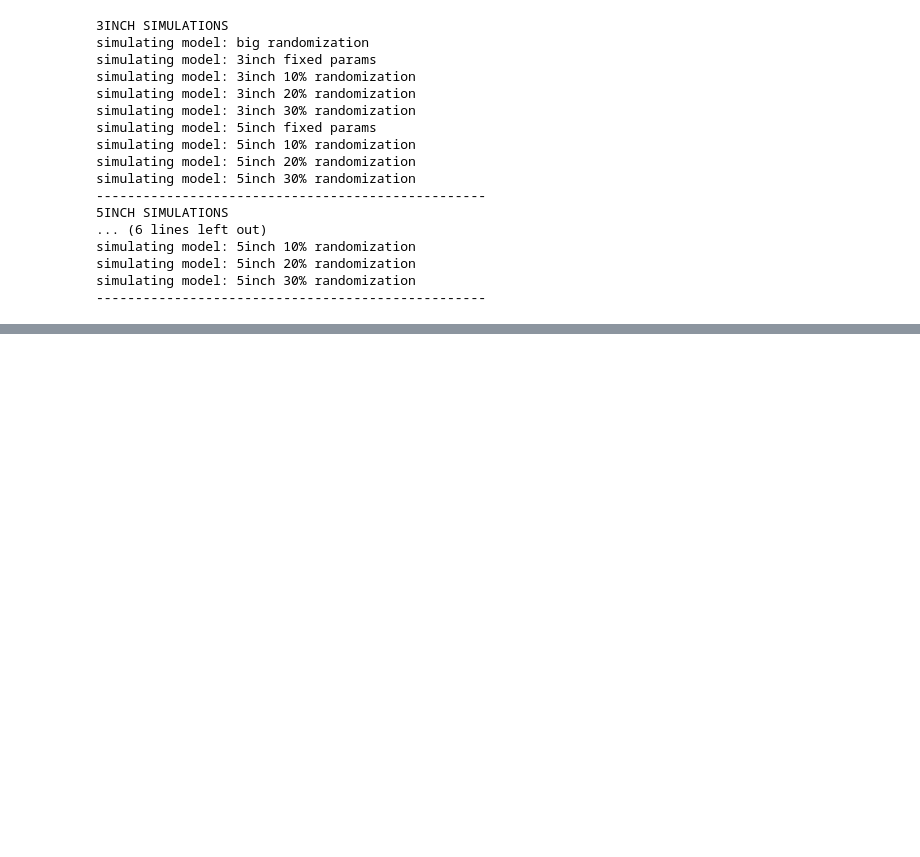
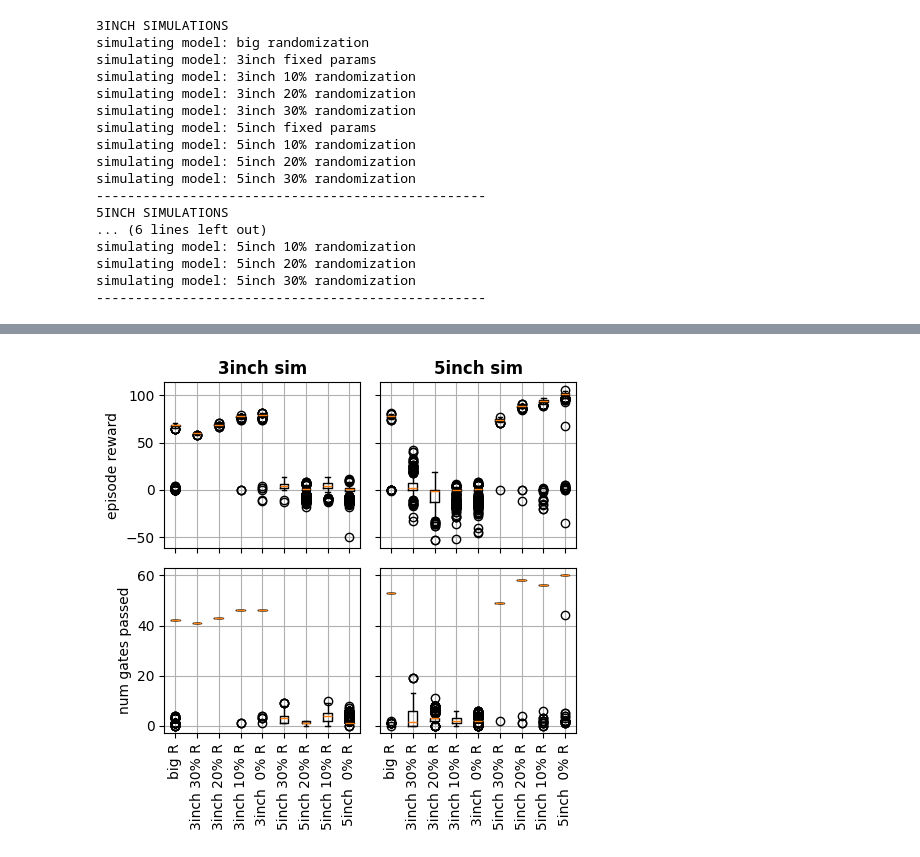
Before and after one commit to tudelft/optimal_quad_control_RL, a Jupyter notebook: Figures_Evaluate_models.ipynb, the cells around one changed output, grey strips where cells are left out. Cells and saved outputs as stored; diff of their text form; code cells hidden in the pictures; blank space fills up the shorter version.

```diff
--- a/Figures_Evaluate_models.ipynb
+++ b/Figures_Evaluate_models.ipynb
@@ -423,0 +508,98 @@ fig.show()
+# %%
+# BOXPLOTS
+# 3inch sim
+data_3inch = [ep_info_bR_on_3inch, ep_info_3inch_30pR_on_3inch, ep_info_3inch_20pR_on_3inch, ep_info_3inch_10pR_on_3inch, ep_info_3inch_00pR_on_3inch, ep_info_5inch_30pR_on_3inch, ep_info_5inch_20pR_on_3inch, ep_info_5inch_10pR_on_3inch, ep_info_5inch_00pR_on_3inch]
+# 5inch sim
+data_5inch = [ep_info_bR_on_5inch, ep_info_3inch_30pR_on_5inch, ep_info_3inch_20pR_on_5inch, ep_info_3inch_10pR_on_5inch, ep_info_3inch_00pR_on_5inch, ep_info_5inch_30pR_on_5inch, ep_info_5inch_20pR_on_5inch, ep_info_5inch_10pR_on_5inch, ep_info_5inch_00pR_on_5inch]
+
+fig, ax_ = plt.subplots(2, 2, figsize=(5,5), sharey='row', sharex='col')
+ax = ax_.flatten()
+d = [info['ep_rew'] for info in data_3inch]
+ax[0].boxplot(d, positions=[0,1,2,3,4,5,6,7,8], widths=0.4, vert=True, showfliers=True)
+d = [info['ep_rew'] for info in data_5inch]
+ax[1].boxplot(d, positions=[0,1,2,3,4,5,6,7,8], widths=0.4, vert=True, showfliers=True)
+d = [info['num_gates_passed'] for info in data_3inch]
+ax[2].boxplot(d, positions=[0,1,2,3,4,5,6,7,8], widths=0.4, vert=True, showfliers=True)
+d = [info['num_gates_passed'] for info in data_5inch]
+ax[3].boxplot(d, positions=[0,1,2,3,4,5,6,7,8], widths=0.4, vert=True, showfliers=True)
+
+# title
+ax[0].set_title('3inch sim', fontweight='bold')
+ax[1].set_title('5inch sim', fontweight='bold')
+# ylabel
+ax[0].set_ylabel('episode reward')
+ax[2].set_ylabel('num gates passed')
+# x ticks
+ax[0].set_xticks(range(9))
+ax[1].set_xticks(range(9))
+ax[2].set_xticks(range(9))
+ax[3].set_xticks(range(9))
+
+# labeling
+labels = ['big R', '3inch 30% R', '3inch 20% R', '3inch 10% R', '3inch  0% R', '5inch 30% R', '5inch 20% R', '5inch 10% R', '5inch  0% R']
+ax[2].set_xticklabels(labels, rotation=90)
+ax[3].set_xticklabels(labels, rotation=90)
+
+# grid
+for a in ax:
+    a.grid(True)
+
+# make figure
+fig.tight_layout()
+fig.savefig('figures/boxplot.pdf')
+fig.show()
+
+# remove R from labels
+labels = [l.replace(' R', '') for l in labels]
+# make latex table
+text = ''
+text += '\\begin{table}\n'
+text += '\\centering\n'
+text += '\\begin{tabular}{|c|c|c|c|c|c|c|c|c|c|}\n'
+text += '\\hline\n'
+# text += 'model & \\multicolumn{4}{|c|}{3inch sim} & \\multicolumn{4}{|c|}{5inch sim} \\\\\n'
+# text should be bold for the first row
+text += '\\textbf{model} & \\multicolumn{4}{|c|}{\\textbf{3inch sim}} & \\multicolumn{4}{|c|}{\\textbf{5inch sim}} \\\\\n'
+text += '\\hline\n'
+text += ' & \\rotatebox{90}{ep rew} & \\rotatebox{90}{ep len} & \\rotatebox{90}{#gates} & \\rotatebox{90}{%crash} & \\rotatebox{90}{ep rew} & \\rotatebox{90}{ep len} & \\rotatebox{90}{#gates} & \\rotatebox{90}{%crash} \\\\\n'
+text += '\\hline\n'
+for i in range(9):
+    # 3inch sim
+    ep_rew = data_3inch[i]['ep_rew']
+    ep_len = data_3inch[i]['ep_len']
+    num_gates_passed = data_3inch[i]['num_gates_passed']
+    crashed = np.mean(ep_len < 1200)*100
+    # if crashed, we make all cells red otherwise green
+    # text += f'\\textbf{{{labels[i]}}} & {np.mean(ep_rew):.2f} & {np.mean(ep_len):.0f} & {np.mean(num_gates_passed):.0f} & {crashed:.0f} & '
+    if crashed>90:
+        text += f'\\textbf{{{labels[i]}}} & \\cellcolor{{red!25}}{np.mean(ep_rew):.2f} & \\cellcolor{{red!25}}{np.mean(ep_len):.0f} & \\cellcolor{{red!25}}{np.mean(num_gates_passed):.0f} & \\cellcolor{{red!25}}{crashed:.1f} & '
+    else:
+        text += f'\\textbf{{{labels[i]}}} & \\cellcolor{{green!25}}{np.mean(ep_rew):.2f} & \\cellcolor{{green!25}}{np.mean(ep_len):.0f} & \\cellcolor{{green!25}}{np.mean(num_gates_passed):.0f} & \\cellcolor{{green!25}}{crashed:.1f} & '
+    # 5inch sim
+    ep_rew = data_5inch[i]['ep_rew']
+    ep_len = data_5inch[i]['ep_len']
+    num_gates_passed = data_5inch[i]['num_gates_passed']
+    crashed = np.mean(ep_len < 1200)*100
+    if crashed>90:
+        text += f'\\cellcolor{{red!25}}{np.mean(ep_rew):.2f} & \\cellcolor{{red!25}}{np.mean(ep_len):.0f} & \\cellcolor{{red!25}}{np.mean(num_gates_passed):.0f} & \\cellcolor{{red!25}}{crashed:.1f} \\\\\n'
+    else:
+        text += f'\\cellcolor{{green!25}}{np.mean(ep_rew):.2f} & \\cellcolor{{green!25}}{np.mean(ep_len):.0f} & \\cellcolor{{green!25}}{np.mean(num_gates_passed):.0f} & \\cellcolor{{green!25}}{crashed:.1f} \\\\\n'
+    # text += f'{np.mean(ep_rew):.2f} & {np.mean(ep_len):.0f} & {np.mean(num_gates_passed):.0f} & {crashed:.0f} \\\\\n'
+    text += '\\hline\n'
+    if i==0 or i==4:
+        text += '\\hline\n'
+text += '\\end{tabular}\n'
+# caption
+text += '\\caption{Results after 100 rollouts}\n'
+# label tab:1
+text += '\\label{tab:1}\n'
+text += '\\end{table}\n'
+
+# replace % with \%
+text = text.replace('%', '\%')
+# replace # with \#
+text = text.replace('#', '\#')
+# replace 100.0 with 100 (because we don't need the .0)
+text = text.replace('100.0', '100')
+print(text)
+# %% [output]
@@ -424,3 +623,4 @@ fig.show()
+[figure, added]
 # %%
 env = Quadcopter3DGates(
     num_envs=100,
```
Also changed, not shown: parts of 15 cells of this notebook, 5 other files.
